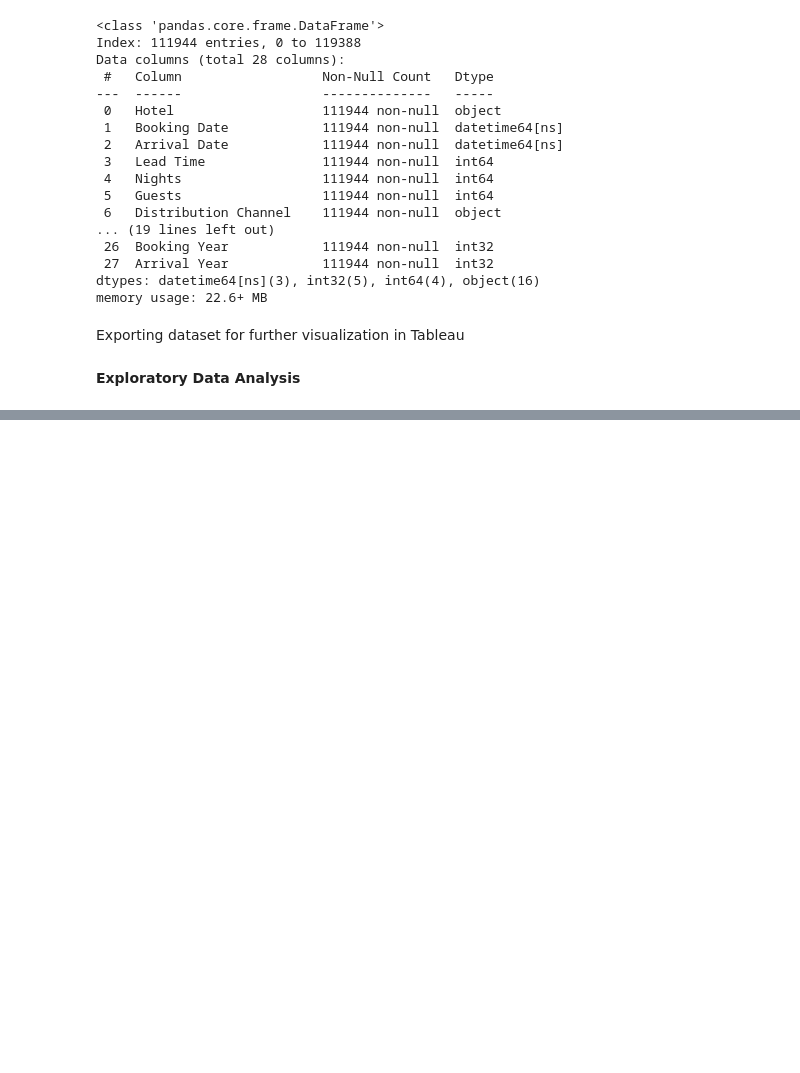
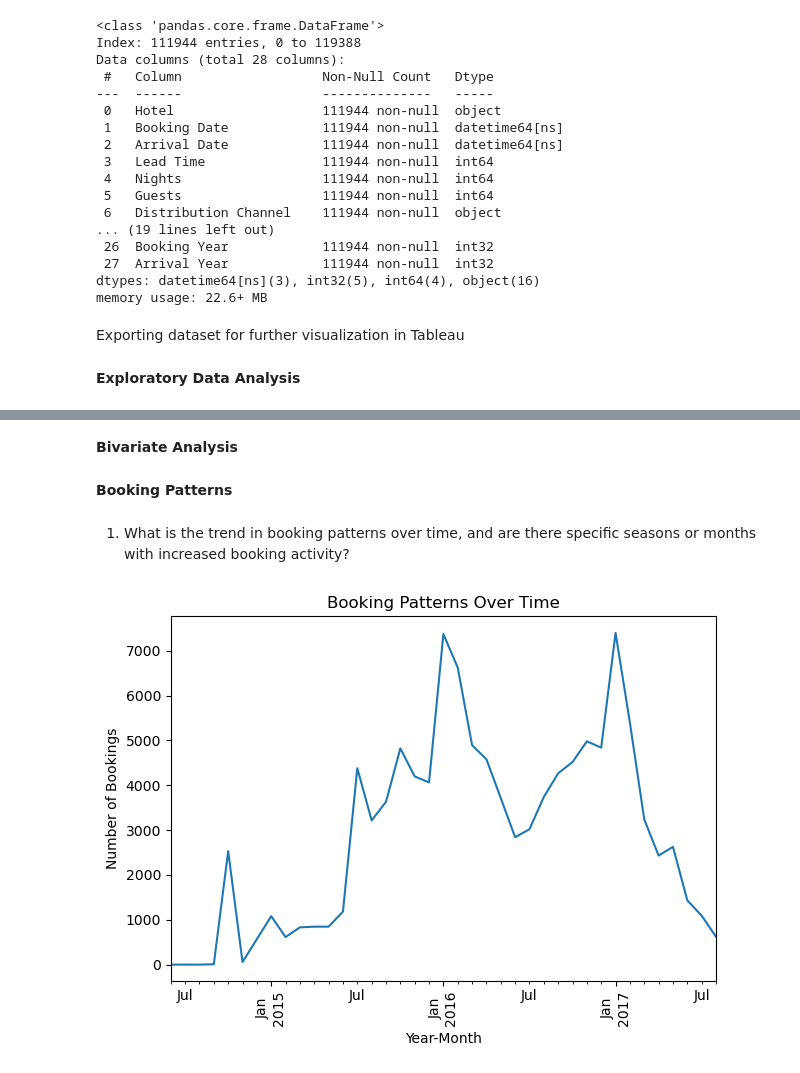
Before and after one commit to PoojaChandrashekara/Analysing-Booking-Data-For-Major-Hotel-Chain, a Jupyter notebook: booking-analysis.ipynb, the cells around one changed output, grey strips where cells are left out. Drawn from its saved outputs; the diff is of its cells as text; code cells hidden in the pictures; blank space fills up the shorter version.

```diff
--- a/booking-analysis.ipynb
+++ b/booking-analysis.ipynb
@@ -456,0 +500,22 @@ Univariate Analysis
+# %% [markdown]
+**Bivariate Analysis**
+# %% [markdown]
+**Booking Patterns**
+# %% [markdown]
+1. What is the trend in booking patterns over time, and are there specific seasons or months with increased booking activity?
+# %%
+# Create a new column 'YearMonth' for aggregation
+df_no_outliers['YearMonth'] = df_no_outliers['Booking Date'].dt.to_period('M')
+
+# Aggregate bookings by 'YearMonth'
+booking_trends = df_no_outliers.groupby('YearMonth').size()
+
+# Plotting the booking trends
+booking_trends.plot(title='Booking Patterns Over Time')
+plt.xlabel('Year-Month')
+plt.ylabel('Number of Bookings')
+plt.xticks(rotation=90)  # Rotate x-axis labels for better readability
+plt.tight_layout()  # Adjust layout to fit the labels
+plt.show()
+# %% [output]
+[figure, added]
```
Also changed, not shown: parts of 64 cells of this notebook, 1 other file.
